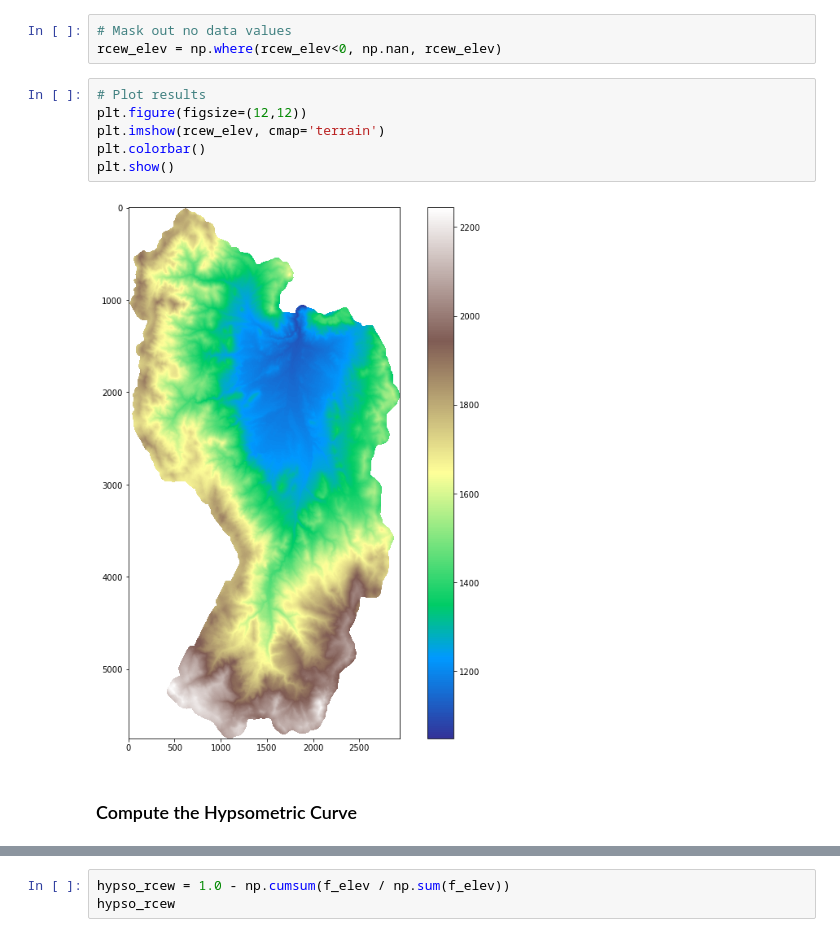
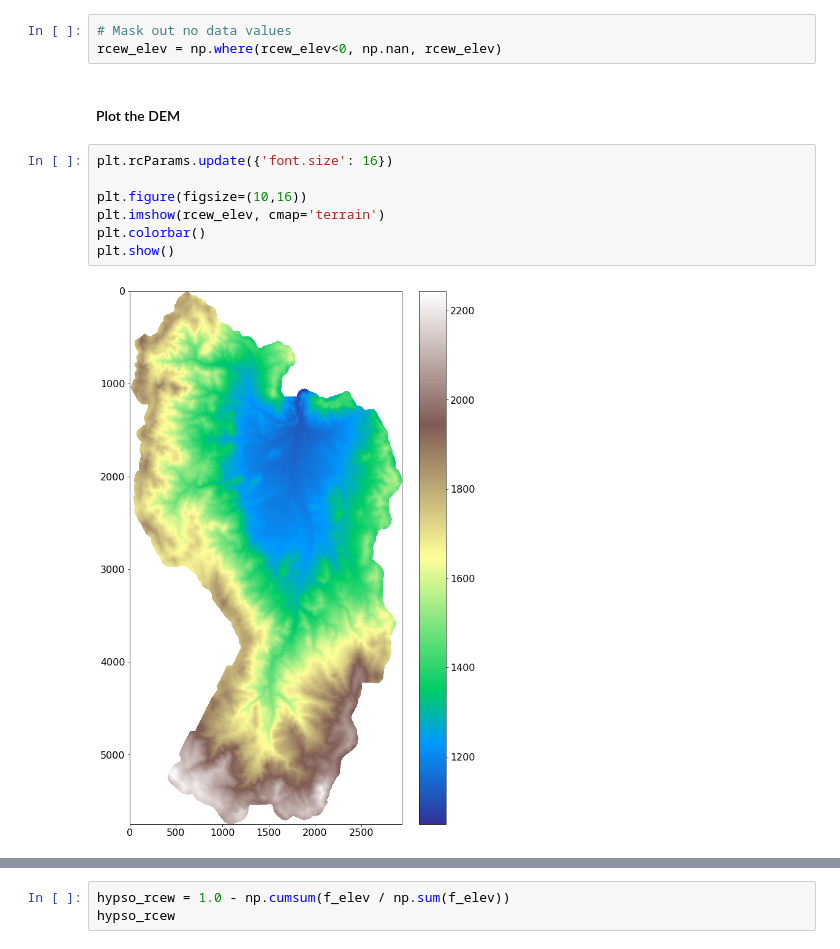
Before and after one commit to RaineyAbe/CVU-ORRC-FA2021, a Jupyter notebook: Mod03/mod03-spatial-data-2.ipynb, the cells around one changed output, grey strips where cells are left out. Cells and saved outputs as stored; diff of their text form.

```diff
--- a/Mod03/mod03-spatial-data-2.ipynb
+++ b/Mod03/mod03-spatial-data-2.ipynb
@@ -42,13 +54,14 @@ array([[-1., -1., -1., ..., -1., -1., -1.],
 # %%
 # Mask out no data values
 rcew_elev = np.where(rcew_elev<0, np.nan, rcew_elev)
+# %% [markdown]
+#### Plot the DEM
 # %%
-# Plot results
-plt.figure(figsize=(12,12))
+plt.rcParams.update({'font.size': 16})
+
+plt.figure(figsize=(10,16))
 plt.imshow(rcew_elev, cmap='terrain')
 plt.colorbar()
 plt.show()
 # %% [output]
-[figure, old version]
+[figure, new version]
-# %% [markdown]
-### Compute the Hypsometric Curve
```
Also changed, not shown: parts of 21 cells of this notebook, 1 other file.
